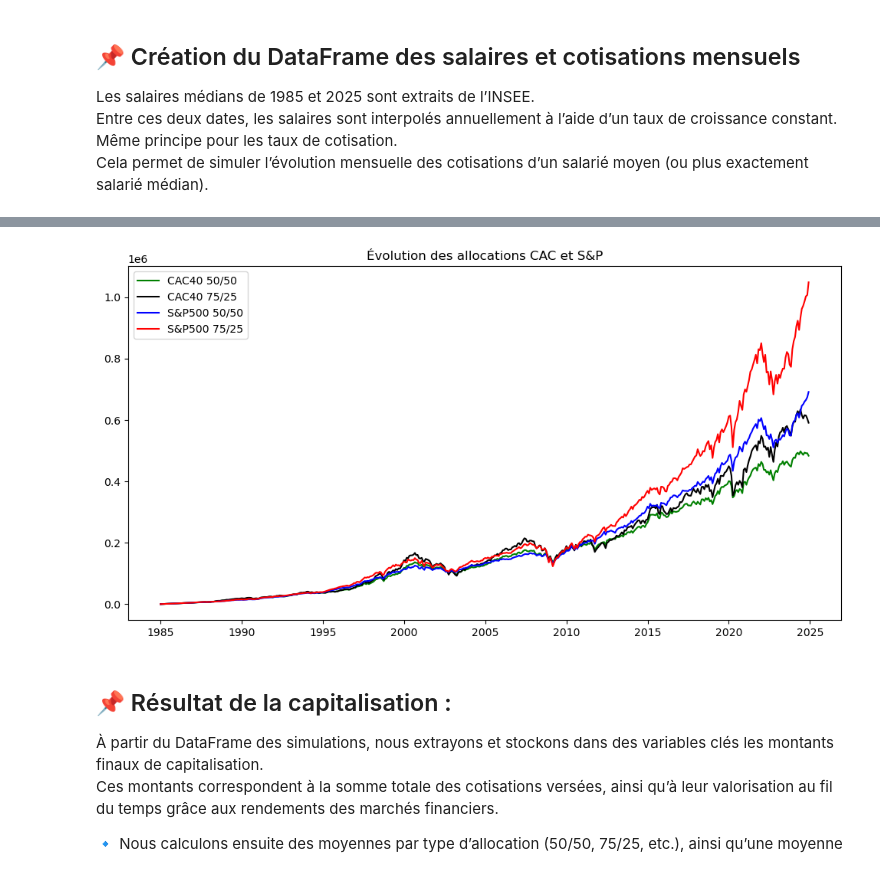
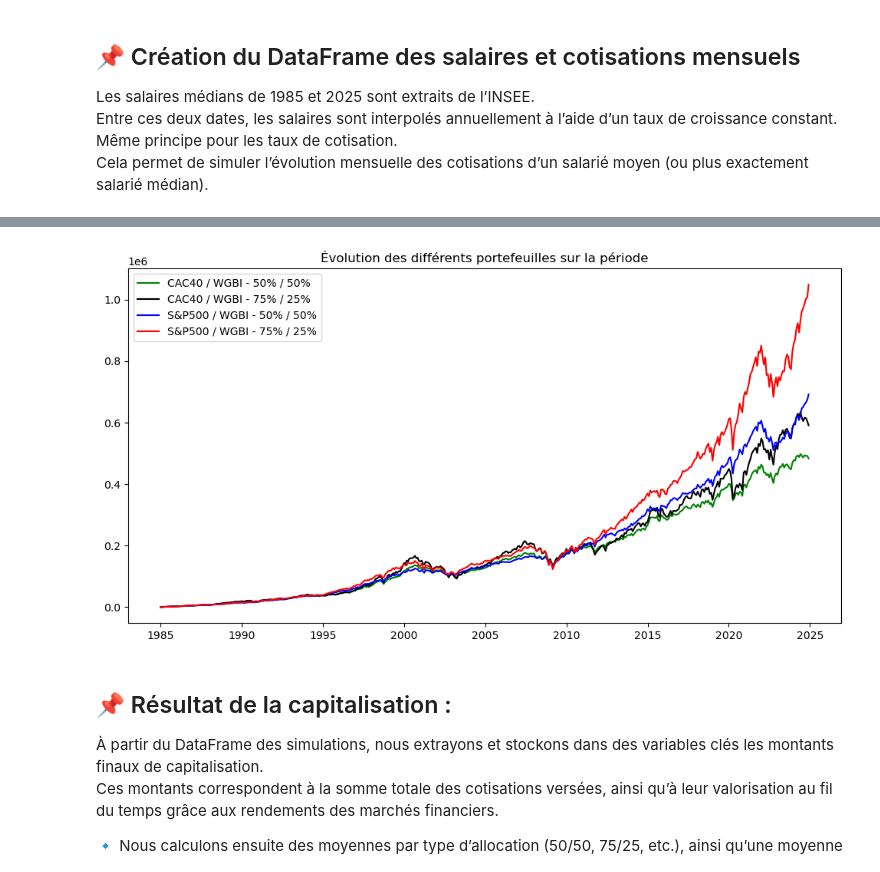
Before and after one commit to Vincent-20-100/backtest_retraites, a Jupyter notebook: notebooks/Backtest.ipynb, the cells around one changed output, grey strips where cells are left out. Drawn from its saved outputs; the diff is of its cells as text; code cells hidden in the pictures.

```diff
--- a/notebooks/Backtest.ipynb
+++ b/notebooks/Backtest.ipynb
@@ -242,16 +252,17 @@ Date
 [480 rows x 4 columns]
 # %%
 plt.figure(figsize=(12,6))
-plt.plot(df_.index, df_["CAC40_50/50"], label="CAC40 50/50", color="green")
-plt.plot(df_.index, df_["CAC40_75/25"], label="CAC40 75/25", color="black")
-plt.plot(df_.index, df_["SNP500_50/50"], label="S&P500 50/50", color="blue")
-plt.plot(df_.index, df_["SNP500_75/25"], label="S&P500 75/25", color="red")
+plt.plot(df_.index, df_["CAC40_50/50"], label="CAC40 / WGBI - 50% / 50%", color="green")
+plt.plot(df_.index, df_["CAC40_75/25"], label="CAC40 / WGBI - 75% / 25%", color="black")
+plt.plot(df_.index, df_["SNP500_50/50"], label="S&P500 / WGBI - 50% / 50%", color="blue")
+plt.plot(df_.index, df_["SNP500_75/25"], label="S&P500 / WGBI - 75% / 25%", color="red")
 
 plt.legend()
-plt.title("Évolution des allocations CAC et S&P")
+plt.title("Évolution des différents portefeuilles sur la période")
+plt.savefig("charts/perf_portefeuilles.png", dpi=300, bbox_inches='tight')
 plt.show()
 # %% [output]
-[figure, old version]
+[figure, new version]
 # %% [markdown]
 ## 📌 Résultat de la capitalisation :
 
```
Also changed, not shown: parts of 3 cells of this notebook, 7 other files.
